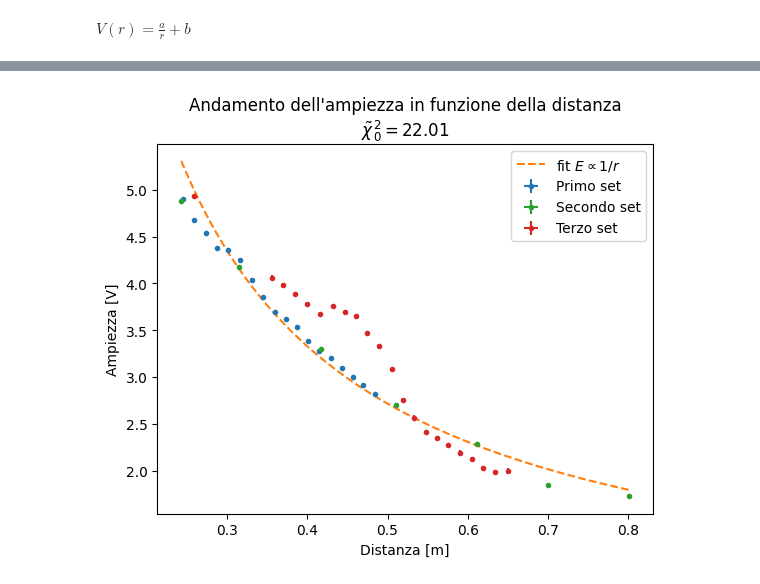
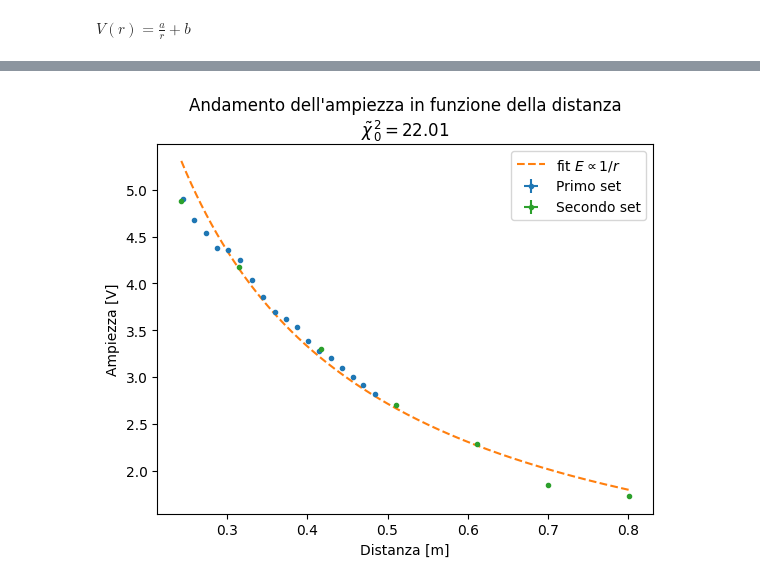
Before and after one commit to CarminatiGiovanni/LaboratorioFisica2, a Jupyter notebook: 20240509micoonde/ampiezza_distanza.ipynb, the cells around one changed output, grey strips where cells are left out. Cells and saved outputs as stored; diff of their text form; code cells hidden in the pictures.

```diff
--- a/20240509micoonde/ampiezza_distanza.ipynb
+++ b/20240509micoonde/ampiezza_distanza.ipynb
@@ -78,16 +68,14 @@ chi2 ridotto: 22.01
 # %%
 plt.errorbar(dMAX, Vmax, yerr=sigmaVmax, xerr=sigmaD[0], fmt= '.', label='Primo set')
 
 plt.plot(*fit.draw(),'--', label='fit $E \propto 1/r$')
 
 plt.errorbar(dcontrollo, VmaxControllo, yerr=sigmaVmaxControllo, xerr=sigmaD2, fmt='.', label='Secondo set') # gruppo controllo)
 
-plt.errorbar(d2,V2, yerr=sigmaV2, xerr=sigmad2, fmt='.', label='Terzo set') # gruppo controllo
-
 plt.title('Andamento dell\'ampiezza in funzione della distanza\n' + f'$\\tilde\chi_0^2 = {fit.rchi2}$')
 plt.xlabel('Distanza [m]')
 plt.ylabel('Ampiezza [V]')
 plt.legend()
 plt.show()
 # %% [output]
-[figure, old version]
+[figure, new version]
```
Also changed, not shown: parts of 3 cells of this notebook, 3 other files.
